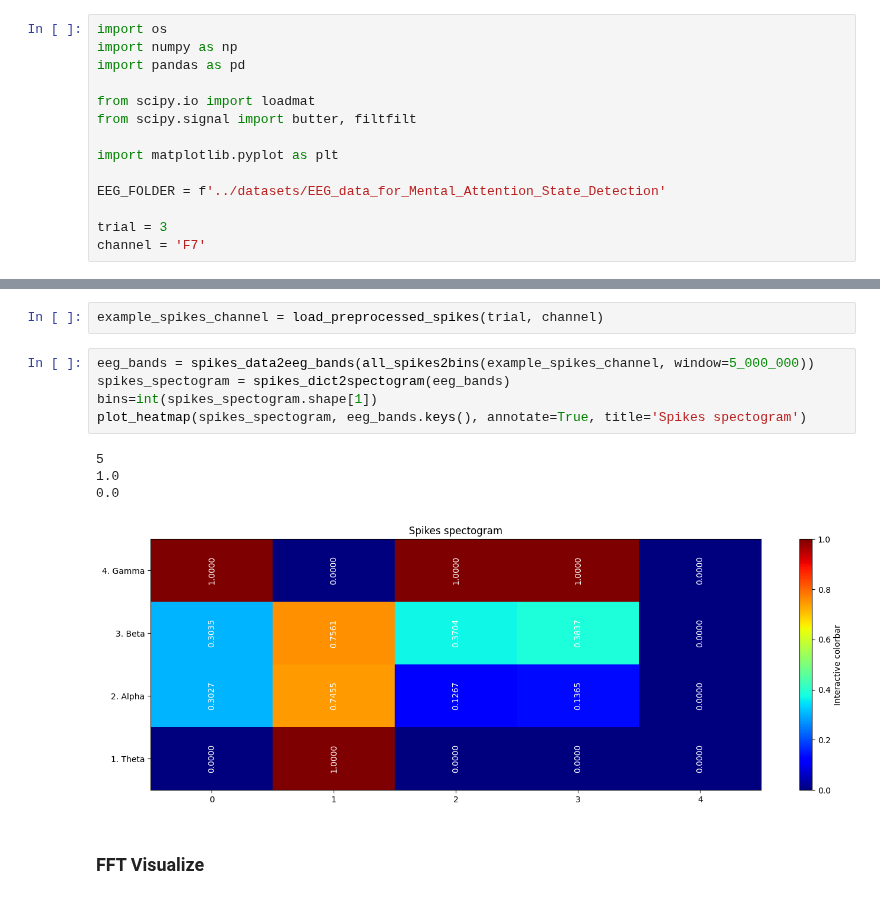
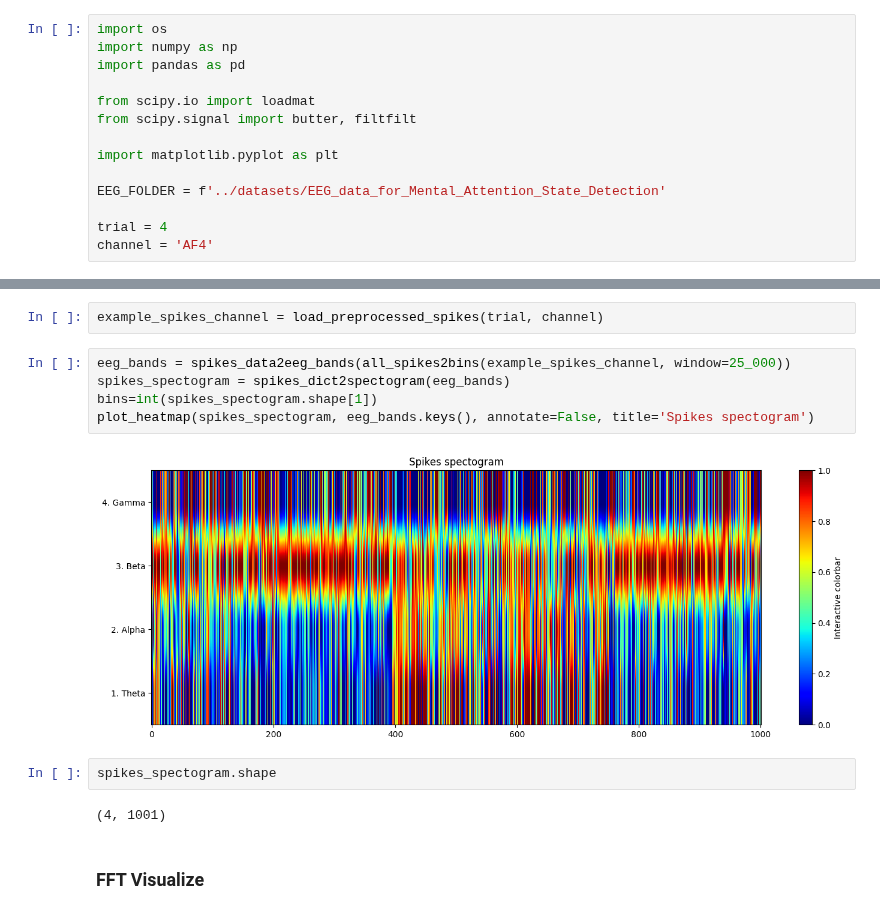
Before and after one commit to yakir4123/SNN-SCTN, a Jupyter notebook: scripts/mental_attention_state_detection.ipynb, the cells around one changed output, grey strips where cells are left out. Cells and saved outputs as stored; diff of their text form.

```diff
--- a/scripts/mental_attention_state_detection.ipynb
+++ b/scripts/mental_attention_state_detection.ipynb
@@ -10,8 +10,8 @@ import matplotlib.pyplot as plt
 
 EEG_FOLDER = f'../datasets/EEG_data_for_Mental_Attention_State_Detection'
 
-trial = 3
-channel = 'F7'
+trial = 4
+channel = 'AF4'
 # %% [markdown]
 # Util Methods
 # %% [markdown]
@@ -134,15 +131,16 @@ def plot_heatmap(heatmap_data, y_labels, annotate, title=None):
 # %%
 example_spikes_channel = load_preprocessed_spikes(trial, channel)
 # %%
-eeg_bands = spikes_data2eeg_bands(all_spikes2bins(example_spikes_channel, window=5_000_000))
+eeg_bands = spikes_data2eeg_bands(all_spikes2bins(example_spikes_channel, window=25_000))
 spikes_spectogram = spikes_dict2spectogram(eeg_bands)
 bins=int(spikes_spectogram.shape[1])
-plot_heatmap(spikes_spectogram, eeg_bands.keys(), annotate=True, title='Spikes spectogram')
+plot_heatmap(spikes_spectogram, eeg_bands.keys(), annotate=False, title='Spikes spectogram')
 # %% [output]
-5
-1.0
-0.0
-[figure, old version]
+[figure, new version]
+# %%
+spikes_spectogram.shape
+# %% [output]
+(4, 1001)
 # %% [markdown]
  ### FFT Visualize
 # %%
```
Also changed, not shown: parts of 6 cells of this notebook, 1 other file.
